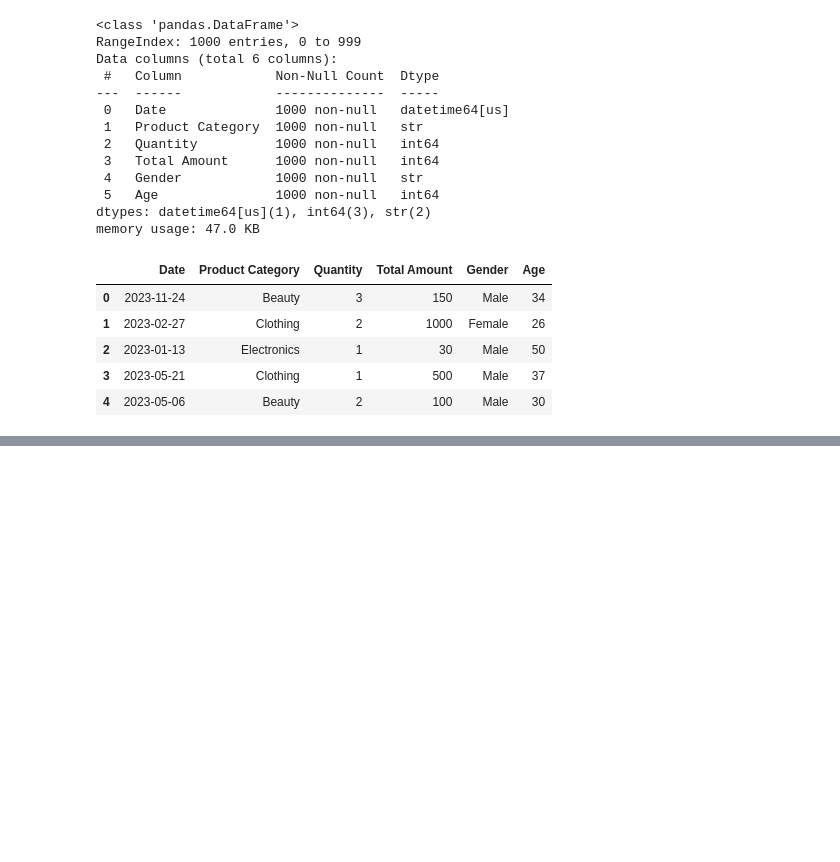
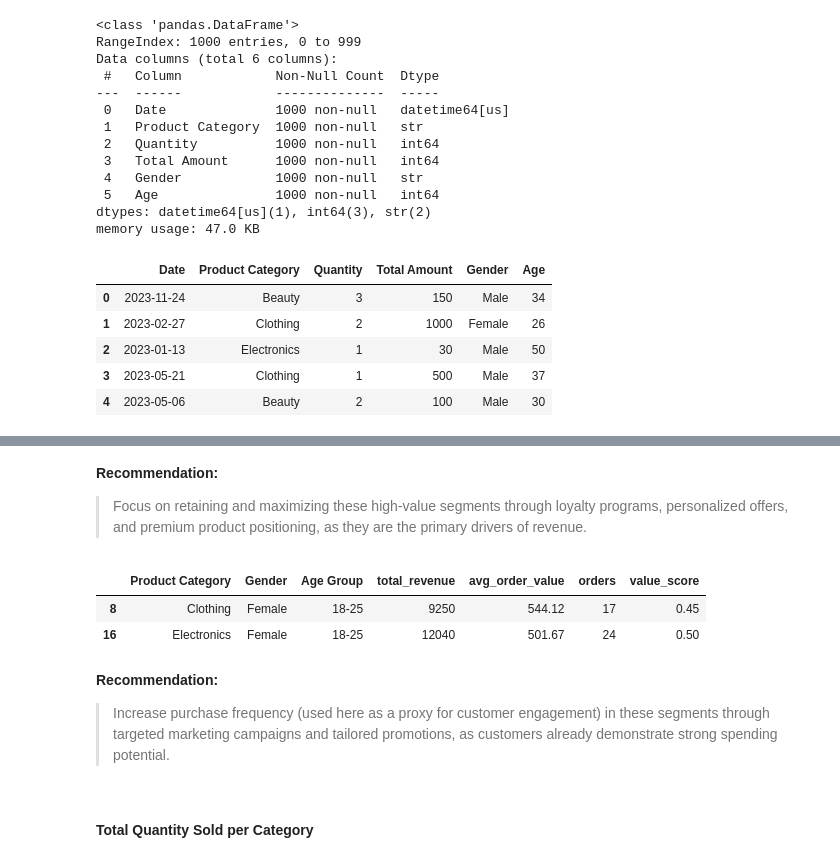
Before and after one commit to heleneInsights/retail-sales-analysis, a Jupyter notebook: notebooks/retail-sales-analysis-numpy.ipynb, the cells around one changed output, grey strips where cells are left out. Cells and saved outputs as stored; diff of their text form; code cells hidden in the pictures; blank space fills up the shorter version.

```diff
--- a/notebooks/retail-sales-analysis-numpy.ipynb
+++ b/notebooks/retail-sales-analysis-numpy.ipynb
@@ -439,0 +662,15 @@ df_analysis.head()
+# %%
+low_revenue_threshold = segment_metrics['total_revenue'].quantile(0.30)
+low_orders_threshold = segment_metrics['orders'].quantile(0.30)
+high_aov_threshold = segment_metrics['avg_order_value'].quantile(0.70)
+
+underperforming_high_potential = segment_metrics[
+    (segment_metrics['total_revenue'] < low_revenue_threshold) &
+    (segment_metrics['orders'] < low_orders_threshold) &
+    (segment_metrics['avg_order_value'] > high_aov_threshold)
+]
+
+# Minimum orders
+underperforming_high_potential = underperforming_high_potential[
+    underperforming_high_potential['orders'] >= 5
+]
@@ -439,0 +700,21 @@ df_analysis.head()
+# %% [markdown]
+**Recommendation:**
+
+> Focus on retaining and maximizing these high-value segments through loyalty programs, personalized offers, and premium product positioning, as they are the primary drivers of revenue.
+# %%
+# Opportunity segments
+opportunity_segments = underperforming_high_potential.sort_values(
+    by='avg_order_value', ascending=False
+).round(2)
+
+opportunity_segments
+# %% [output]
+|  | Product Category | Gender | Age Group | total_revenue | avg_order_value | orders | value_score |
+| 8 | Clothing | Female | 18-25 | 9250 | 544.12 | 17 | 0.45 |
+| 16 | Electronics | Female | 18-25 | 12040 | 501.67 | 24 | 0.50 |
+# %% [markdown]
+**Recommendation:**
+
+> Increase purchase frequency (used here as a proxy for customer engagement) in these segments through targeted marketing campaigns and tailored promotions, as customers already demonstrate strong spending potential.
+# %% [markdown]
+#### Total Quantity Sold per Category
```
Also changed, not shown: parts of 51 cells of this notebook.
